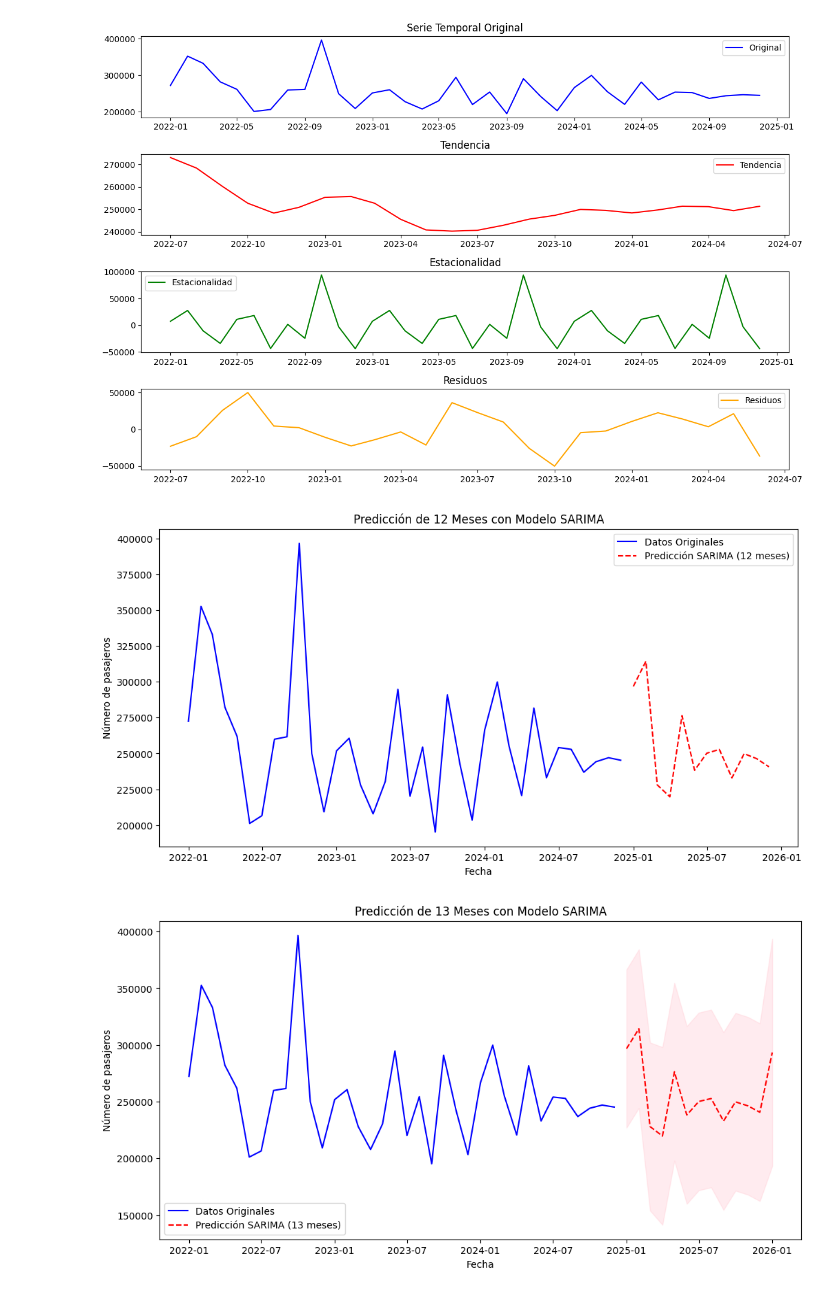
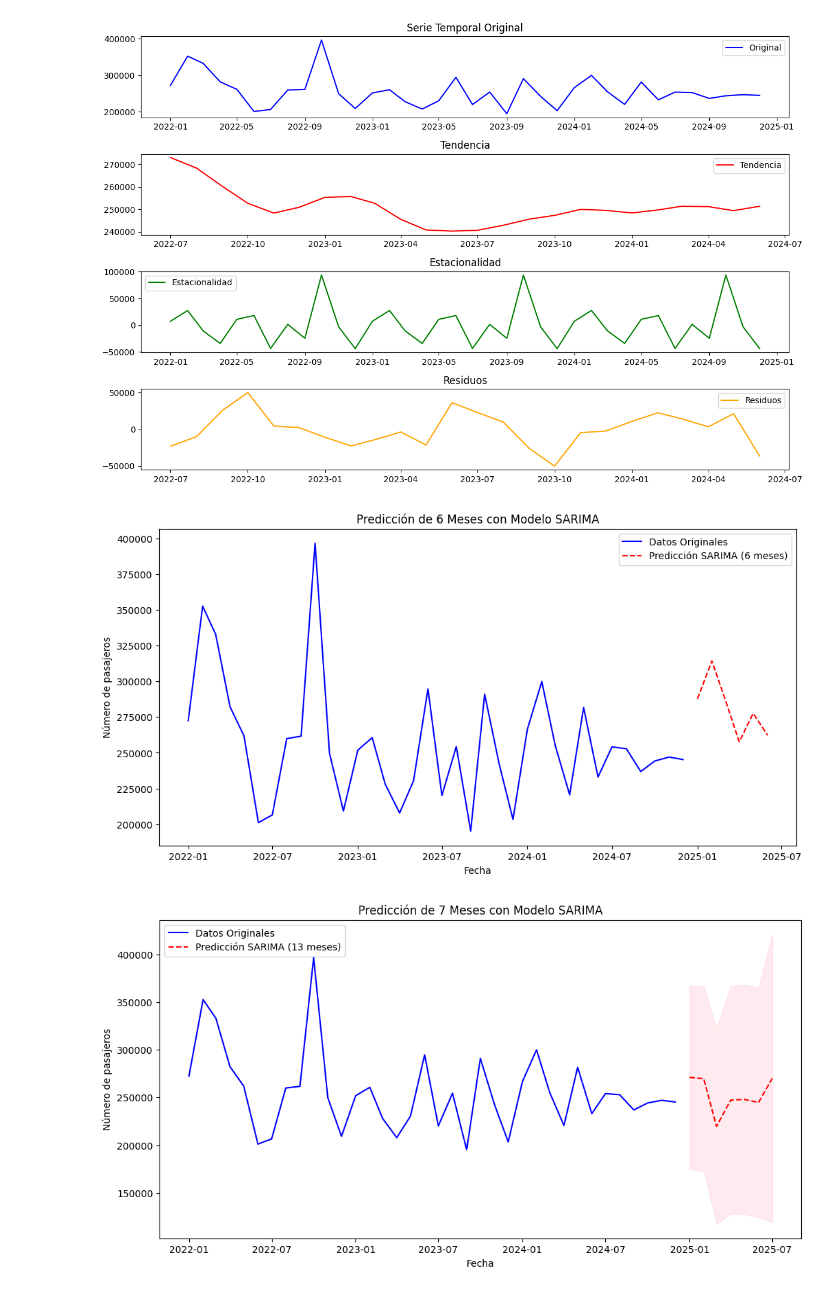
Before and after one commit to seerraa16/Caso02.-Modelo-de-Atribuci-n, a Jupyter notebook: libro_TS - copia.ipynb, the cells around one changed output. Saved outputs shown, nothing was run; the diff lists cells and outputs as text; code cells hidden in the pictures.

```diff
--- a/libro_TS - copia.ipynb
+++ b/libro_TS - copia.ipynb
@@ -290,49 +292,49 @@ from statsmodels.tsa.api import SARIMAX
 import numpy as np
 
 # Ajustar el modelo SARIMA a todos los datos
-sarima_model = SARIMAX(df_combined['Unique_visitors'], order=(0, 0, 3), seasonal_order=(0, 1, 1, 12))
+sarima_model = SARIMAX(df_combined['Unique_visitors'], order=(1, 0, 3), seasonal_order=(0, 1, 1, 12))
 sarima_fit = sarima_model.fit()
 
 # Realizar la predicción de los próximos 6 meses
 start_date = df_combined.index[-1] + pd.DateOffset(months=1)
-end_date = start_date + pd.DateOffset(months=11)
-sarima_predictions_12months = sarima_fit.predict(start=start_date, end=end_date, typ='levels')
+end_date = start_date + pd.DateOffset(months=5)
+sarima_predictions_6months = sarima_fit.predict(start=start_date, end=end_date, typ='levels')
 
 # Graficar las predicciones de los próximos 6 meses
 plt.figure(figsize=(12, 6))
 plt.plot(df_combined.index, df_combined['Unique_visitors'], label='Datos Originales', color='blue')
-plt.plot(sarima_predictions_12months.index, sarima_predictions_12months, label='Predicción SARIMA (12 meses)', color='red', linestyle='--')
+plt.plot(sarima_predictions_6months.index, sarima_predictions_6months, label='Predicción SARIMA (6 meses)', color='red', linestyle='--')
 plt.xlabel('Fecha')
 plt.ylabel('Número de pasajeros')
-plt.title('Predicción de 12 Meses con Modelo SARIMA')
+plt.title('Predicción de 6 Meses con Modelo SARIMA')
 plt.legend()
 plt.show()
 # %% [output]
-[figure, old version]
+[figure, new version]
 # %%
 import pandas as pd
 import matplotlib.pyplot as plt
 from statsmodels.tsa.api import SARIMAX
 
 # Ajustar el modelo SARIMA a todos los datos
-sarima_model = SARIMAX(df_combined['Unique_visitors'], order=(0, 0, 3), seasonal_order=(0, 1, 1, 12))
+sarima_model = SARIMAX(df_combined['Unique_visitors'], order=(1, 0, 3), seasonal_order=(0, 1, 1, 6))
 sarima_fit = sarima_model.fit()
 
 # Obtener predicciones y sus intervalos de confianza para los próximos 12 meses
-forecast = sarima_fit.get_forecast(steps=13)  # Predicción de 12 meses + 1 (13 meses en total)
+forecast = sarima_fit.get_forecast(steps=7)  # Predicción de 12 meses + 1 (13 meses en total)
 forecast_values = forecast.predicted_mean
 confidence_intervals = forecast.conf_int()
 
 # Graficar las predicciones de los próximos 12 meses con intervalo de confianza
 plt.figure(figsize=(12, 6))
 plt.plot(df_combined.index, df_combined['Unique_visitors'], label='Datos Originales', color='blue')
 plt.plot(forecast_values.index, forecast_values, label='Predicción SARIMA (13 meses)', color='red', linestyle='--')
 plt.fill_between(forecast_values.index, confidence_intervals.iloc[:, 0], confidence_intervals.iloc[:, 1], color='pink', alpha=0.3)
 plt.xlabel('Fecha')
 plt.ylabel('Número de pasajeros')
-plt.title('Predicción de 13 Meses con Modelo SARIMA')
+plt.title('Predicción de 7 Meses con Modelo SARIMA')
 plt.legend()
 plt.show()
 # %% [output]
-[figure, old version]
+[figure, new version]
 # %%
```
Also changed, not shown: parts of 4 cells of this notebook, 3 other files.
